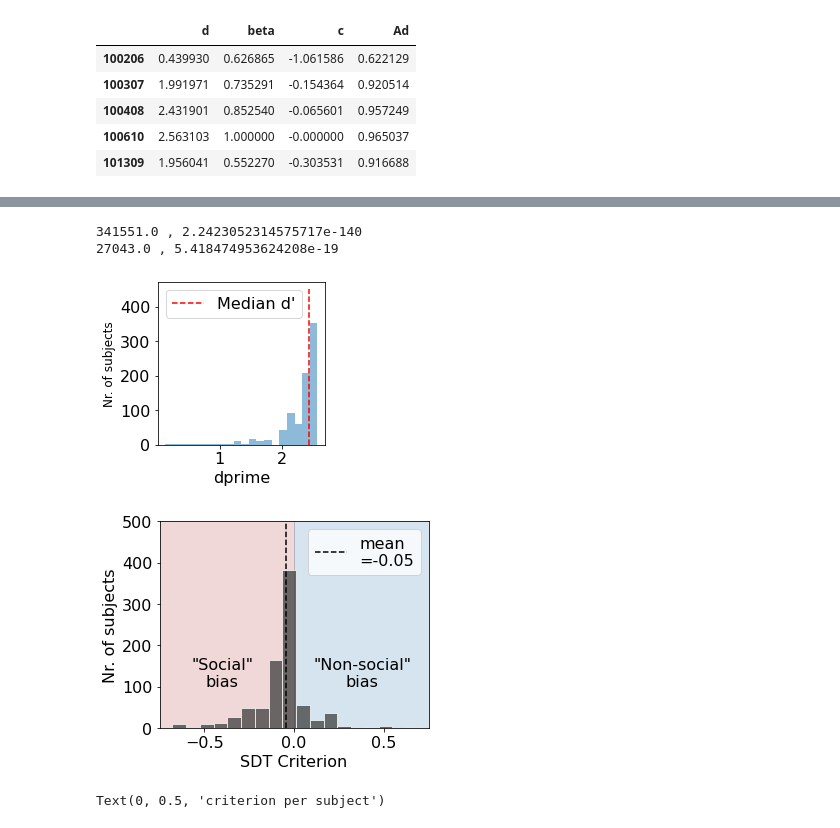
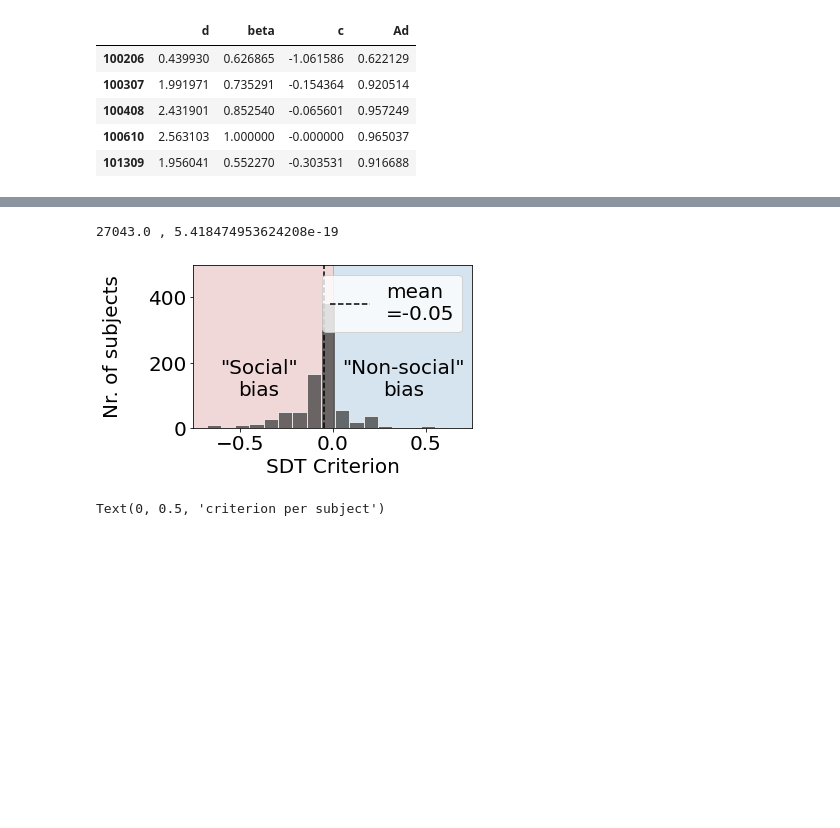
Before and after one commit to rvarrier/HCP_socialtask_analysis, a Jupyter notebook: behavioral/code/HCP_BehavioralData_main_analyses.ipynb, the cells around one changed output, grey strips where cells are left out. Saved outputs shown, nothing was run; the diff lists cells and outputs as text; code cells hidden in the pictures; blank space fills up the shorter version.

```diff
--- a/behavioral/code/HCP_BehavioralData_main_analyses.ipynb
+++ b/behavioral/code/HCP_BehavioralData_main_analyses.ipynb
@@ -411,52 +500,40 @@ sdt_measures.head()
 # %%
-# Plotting the distributions of dprimes and criteria across subjects
-# second figure used in the OHBM poster and paper  (1b)
-plt.figure(1,figsize =(3,3))
-sdt_measures['d'].hist(bins=20, alpha = 0.5)
-plt.plot(np.zeros((10,1))+np.median(sdt_measures['d']), np.arange(0,500,50), 'r', linestyle = 'dashed',label = "Median d'")
-plt.grid(None)
-plt.ylabel('Nr. of subjects', fontsize = 12)
-plt.xlabel("dprime")
-plt.legend()
+def plot_fig_1c(ax):
 
-std,pdprime = stats.wilcoxon(sdt_measures['d'], alternative = 'greater') # non parametric alternative to one-sample ttest
-print(std,',',pdprime)
+    #plt.title('Response bias', fontweight = 'bold')
+    ax.axvspan(-1,0,color=red_rgb,alpha=alpha)
+    ax.axvspan(0,1,color=blue_rgb,alpha=alpha)
+    #sns.distplot(sdt_measures['c'], bins= 30, label = 'criterion bias across subjects', norm_hist = False)
+    sdt_measures['c'].hist(bins=25, alpha = .7, color = [.2,.2,.2],edgecolor = 'white')
+    #plt.vlines(np.nanmean(sdt_measures['c']),0,500,color='r', linewidth = 3,linestyle = 'solid',
+    #           label = f'mean={np.round(np.nanmean(sdt_measures["c"]),2)},\np(Wilc.)=\n{1.9e-26}')
+    ax.vlines(np.nanmean(sdt_measures['c']),0,500,color='k', linestyle = 'dashed',
+            label = f'mean\n={np.round(np.nanmean(sdt_measures["c"]),2)}')
 
-plt.figure(2,figsize =(5,4))
-#plt.title('Response bias', fontweight = 'bold')
-plt.axvspan(-1,0,color=red_rgb,alpha=alpha)
-plt.axvspan(0,1,color=blue_rgb,alpha=alpha)
-#sns.distplot(sdt_measures['c'], bins= 30, label = 'criterion bias across subjects', norm_hist = False)
-sdt_measures['c'].hist(bins=25, alpha = .7, color = [.2,.2,.2],edgecolor = 'white')
-#plt.vlines(np.nanmean(sdt_measures['c']),0,500,color='r', linewidth = 3,linestyle = 'solid',
-#           label = f'mean={np.round(np.nanmean(sdt_measures["c"]),2)},\np(Wilc.)=\n{1.9e-26}')
-plt.vlines(np.nanmean(sdt_measures['c']),0,500,color='k', linestyle = 'dashed',
-          label = f'mean\n={np.round(np.nanmean(sdt_measures["c"]),2)}')
+            #plt.plot(np.zeros((10,1)), np.linspace(0,450,10),\
+    #         'grey', linestyle = 'dashed',label = f'0(No bias)')
 
-           #plt.plot(np.zeros((10,1)), np.linspace(0,450,10),\
-#         'grey', linestyle = 'dashed',label = f'0(No bias)')
+    ax.grid(None)
+    ax.set_ylabel('Nr. of subjects\n ')
+    ax.set_xlabel("SDT Criterion")
+    ax.set_xlim(-.75,.75)
+    ax.set_ylim(0,500)
+    #plt.xticks([-.75,-.5,-.25,0,.25,.5,.75], rotation=30)
+    #plt.legend(fontsize = 14,bbox_to_anchor=(1.02, 1), loc='upper left')
+    ax.legend()#bbox_to_anchor = (1.05,1))
 
-plt.grid(None)
-plt.ylabel('Nr. of subjects')
-plt.xlabel("SDT Criterion")
-plt.xlim(-.75,.75)
-plt.ylim(0,500)
-#plt.xticks([-.75,-.5,-.25,0,.25,.5,.75], rotation=30)
-#plt.legend(fontsize = 14,bbox_to_anchor=(1.02, 1), loc='upper left')
-plt.legend()#bbox_to_anchor = (1.05,1))
+    ax.text(-.4,100,'"Social"\nbias', ha='center',  color = 'k')
+    ax.text(.38,100,'"Non-social"\nbias', ha='center', color = 'k')
 
-plt.text(-.4,100,'"Social"\nbias', ha='center',  color = 'k')
-plt.text(.38,100,'"Non-social"\nbias', ha='center', color = 'k')
+    #plt.legend(handles=[p1, p2], title='title', bbox_to_anchor=(1.05, 1), loc='upper left', prop=fontP)
+    stc, pc = stats.wilcoxon(sdt_measures['c'])
+    print(stc,',',pc)
 
-#plt.legend(handles=[p1, p2], title='title', bbox_to_anchor=(1.05, 1), loc='upper left', prop=fontP)
-stc, pc = stats.wilcoxon(sdt_measures['c'])
-print(stc,',',pc)
-
-plt.tight_layout()
+fig = plt.figure(1,figsize=(5,3))
+ax = fig.add_subplot(111)
+plot_fig_1c(ax)
 # %% [output]
-341551.0 , 2.2423052314575717e-140
 27043.0 , 5.418474953624208e-19
-[figure, old version]
+[figure, new version]
-[figure, removed]
 # %%
 # save data for trait analysis etc
```
Also changed, not shown: parts of 33 cells of this notebook, 16 other files.
